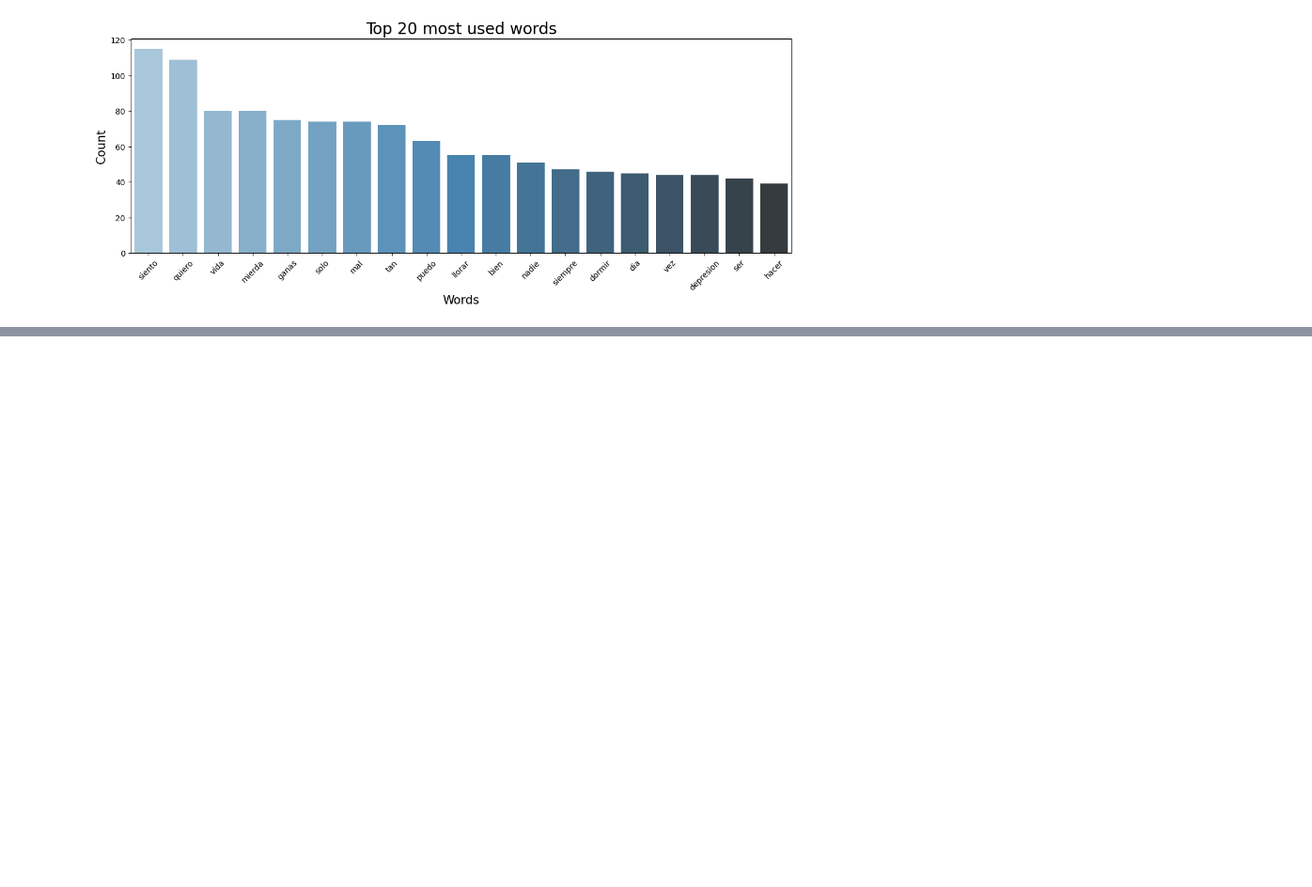
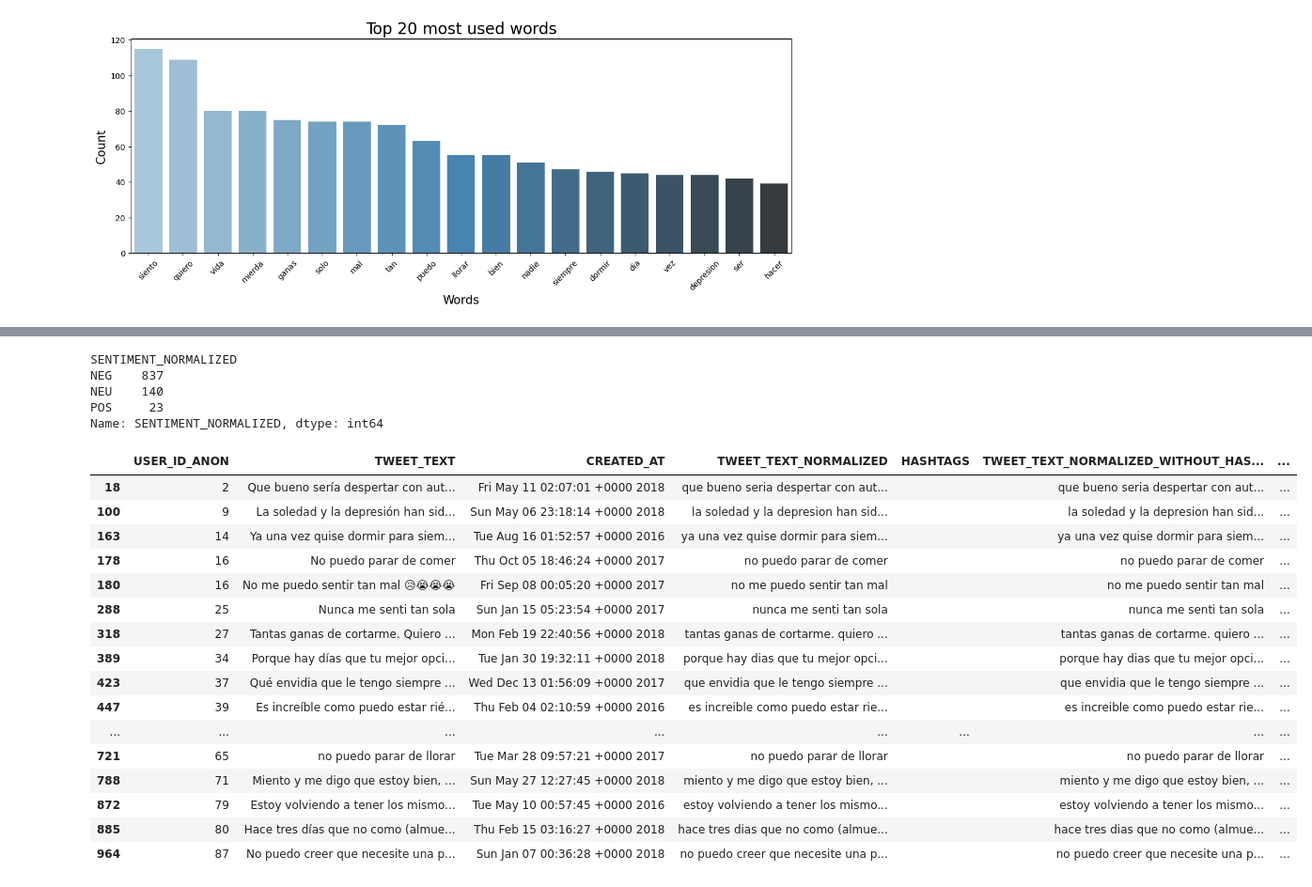
Before and after one commit to JuanS3/twitter-depression-analysis, a Jupyter notebook: dataset-exploration.ipynb, the cells around one changed output, grey strips where cells are left out. Shown at 94% size. Drawn from its saved outputs; the diff is of its cells as text; code cells hidden in the pictures; blank space fills up the shorter version.

```diff
--- a/dataset-exploration.ipynb
+++ b/dataset-exploration.ipynb
@@ -243 +296,29 @@ sentiment_analyzer = SentimentAnalyzer(lang="es")
+# %%
+data.groupby(['SENTIMENT_NORMALIZED'])['SENTIMENT_NORMALIZED'].count()
+# %% [output]
+SENTIMENT_NORMALIZED
+NEG    837
+NEU    140
+POS     23
+Name: SENTIMENT_NORMALIZED, dtype: int64
+# %%
+data[data['SENTIMENT_NORMALIZED'] == 'POS']
+# %% [output]
+|  | USER_ID_ANON | TWEET_TEXT | CREATED_AT | TWEET_TEXT_NORMALIZED | HASHTAGS | TWEET_TEXT_NORMALIZED_WITHOUT_HAS... | ... |
+| 18 | 2 | Que bueno sería despertar con aut... | Fri May 11 02:07:01 +0000 2018 | que bueno seria despertar con aut... |  | que bueno seria despertar con aut... | ... |
+| 100 | 9 | La soledad y la depresión han sid... | Sun May 06 23:18:14 +0000 2018 | la soledad y la depresion han sid... |  | la soledad y la depresion han sid... | ... |
+| 163 | 14 | Ya una vez quise dormir para siem... | Tue Aug 16 01:52:57 +0000 2016 | ya una vez quise dormir para siem... |  | ya una vez quise dormir para siem... | ... |
+| 178 | 16 | No puedo parar de comer | Thu Oct 05 18:46:24 +0000 2017 | no puedo parar de comer |  | no puedo parar de comer | ... |
+| 180 | 16 | No me puedo sentir tan mal 😥😭😭😭 | Fri Sep 08 00:05:20 +0000 2017 | no me puedo sentir tan mal |  | no me puedo sentir tan mal | ... |
+| 288 | 25 | Nunca me senti tan sola | Sun Jan 15 05:23:54 +0000 2017 | nunca me senti tan sola |  | nunca me senti tan sola | ... |
+| 318 | 27 | Tantas ganas de cortarme. Quiero ... | Mon Feb 19 22:40:56 +0000 2018 | tantas ganas de cortarme. quiero ... |  | tantas ganas de cortarme. quiero ... | ... |
+| 389 | 34 | Porque hay días que tu mejor opci... | Tue Jan 30 19:32:11 +0000 2018 | porque hay dias que tu mejor opci... |  | porque hay dias que tu mejor opci... | ... |
+| 423 | 37 | Qué envidia que le tengo siempre ... | Wed Dec 13 01:56:09 +0000 2017 | que envidia que le tengo siempre ... |  | que envidia que le tengo siempre ... | ... |
+| 447 | 39 | Es increíble como puedo estar rié... | Thu Feb 04 02:10:59 +0000 2016 | es increible como puedo estar rie... |  | es increible como puedo estar rie... | ... |
+| ... | ... | ... | ... | ... | ... | ... | ... |
+| 721 | 65 | no puedo parar de llorar | Tue Mar 28 09:57:21 +0000 2017 | no puedo parar de llorar |  | no puedo parar de llorar | ... |
+| 788 | 71 | Miento y me digo que estoy bien, ... | Sun May 27 12:27:45 +0000 2018 | miento y me digo que estoy bien, ... |  | miento y me digo que estoy bien, ... | ... |
+| 872 | 79 | Estoy volviendo a tener los mismo... | Tue May 10 00:57:45 +0000 2016 | estoy volviendo a tener los mismo... |  | estoy volviendo a tener los mismo... | ... |
+| 885 | 80 | Hace tres días que no como (almue... | Thu Feb 15 03:16:27 +0000 2018 | hace tres dias que no como (almue... |  | hace tres dias que no como (almue... | ... |
+| 964 | 87 | No puedo creer que necesite una p... | Sun Jan 07 00:36:28 +0000 2018 | no puedo creer que necesite una p... |  | no puedo creer que necesite una p... | ... |
 # %%
```
Also changed, not shown: parts of 10 cells of this notebook.
